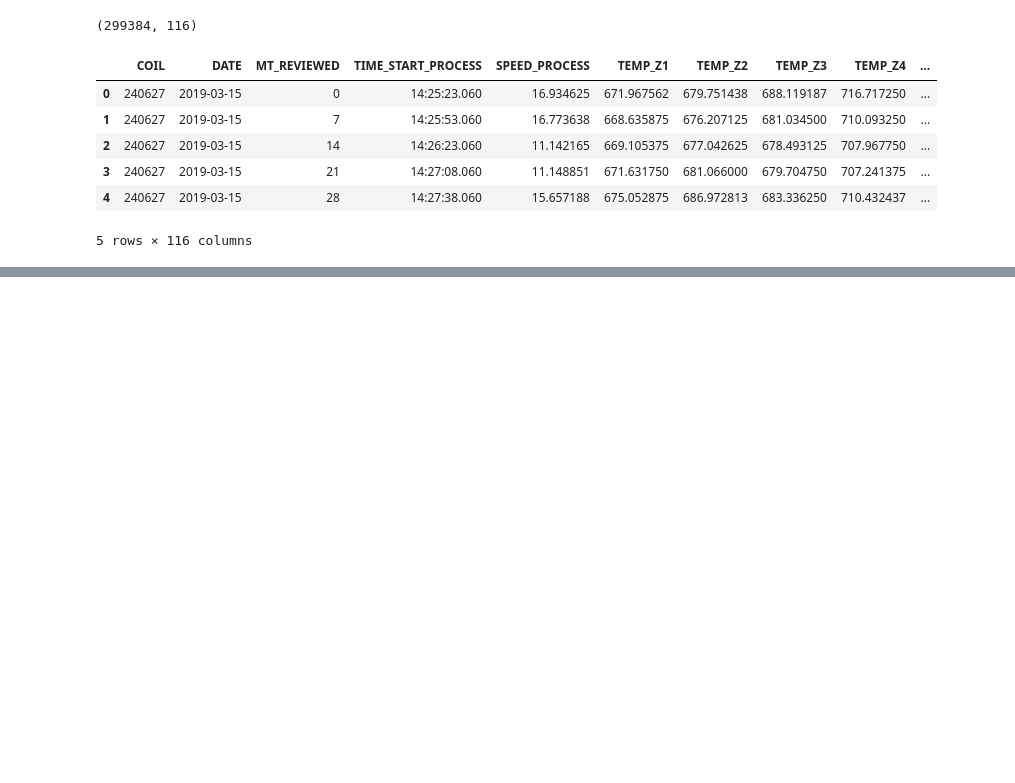
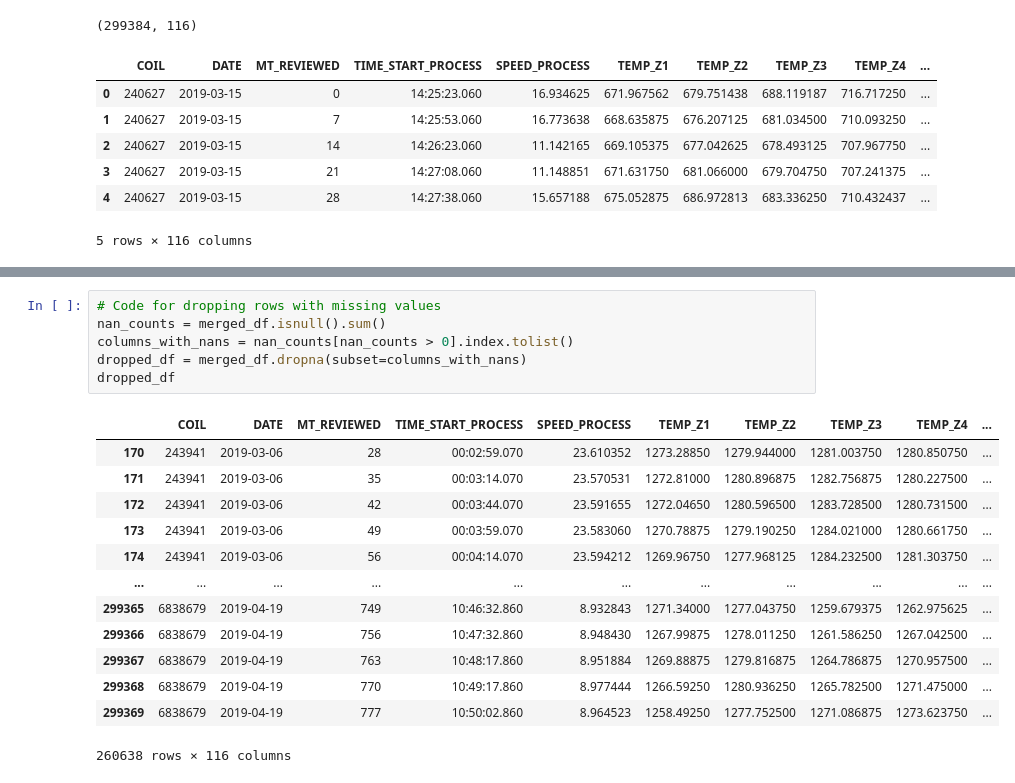
Before and after one commit to MattiaCampanella1993/ML_Fieldwork, a Jupyter notebook: code_fieldwork.ipynb, the cells around one changed output, grey strips where cells are left out. Cells and saved outputs as stored; diff of their text form; blank space fills up the shorter version.

```diff
--- a/code_fieldwork.ipynb
+++ b/code_fieldwork.ipynb
@@ -215,0 +227,20 @@ merged_df.head()
+# %%
+# Code for dropping rows with missing values
+nan_counts = merged_df.isnull().sum()
+columns_with_nans = nan_counts[nan_counts > 0].index.tolist()
+dropped_df = merged_df.dropna(subset=columns_with_nans)
+dropped_df
+# %% [output]
+|  | COIL | DATE | MT_REVIEWED | TIME_START_PROCESS | SPEED_PROCESS | TEMP_Z1 | TEMP_Z2 | TEMP_Z3 | TEMP_Z4 | ... |
+| 170 | 243941 | 2019-03-06 | 28 | 00:02:59.070 | 23.610352 | 1273.28850 | 1279.944000 | 1281.003750 | 1280.850750 | ... |
+| 171 | 243941 | 2019-03-06 | 35 | 00:03:14.070 | 23.570531 | 1272.81000 | 1280.896875 | 1282.756875 | 1280.227500 | ... |
+| 172 | 243941 | 2019-03-06 | 42 | 00:03:44.070 | 23.591655 | 1272.04650 | 1280.596500 | 1283.728500 | 1280.731500 | ... |
+| 173 | 243941 | 2019-03-06 | 49 | 00:03:59.070 | 23.583060 | 1270.78875 | 1279.190250 | 1284.021000 | 1280.661750 | ... |
+| 174 | 243941 | 2019-03-06 | 56 | 00:04:14.070 | 23.594212 | 1269.96750 | 1277.968125 | 1284.232500 | 1281.303750 | ... |
+| ... | ... | ... | ... | ... | ... | ... | ... | ... | ... | ... |
+| 299365 | 6838679 | 2019-04-19 | 749 | 10:46:32.860 | 8.932843 | 1271.34000 | 1277.043750 | 1259.679375 | 1262.975625 | ... |
+| 299366 | 6838679 | 2019-04-19 | 756 | 10:47:32.860 | 8.948430 | 1267.99875 | 1278.011250 | 1261.586250 | 1267.042500 | ... |
+| 299367 | 6838679 | 2019-04-19 | 763 | 10:48:17.860 | 8.951884 | 1269.88875 | 1279.816875 | 1264.786875 | 1270.957500 | ... |
+| 299368 | 6838679 | 2019-04-19 | 770 | 10:49:17.860 | 8.977444 | 1266.59250 | 1280.936250 | 1265.782500 | 1271.475000 | ... |
+| 299369 | 6838679 | 2019-04-19 | 777 | 10:50:02.860 | 8.964523 | 1258.49250 | 1277.752500 | 1271.086875 | 1273.623750 | ... |
+260638 rows × 116 columns
```
Also changed, not shown: parts of 29 cells of this notebook.
